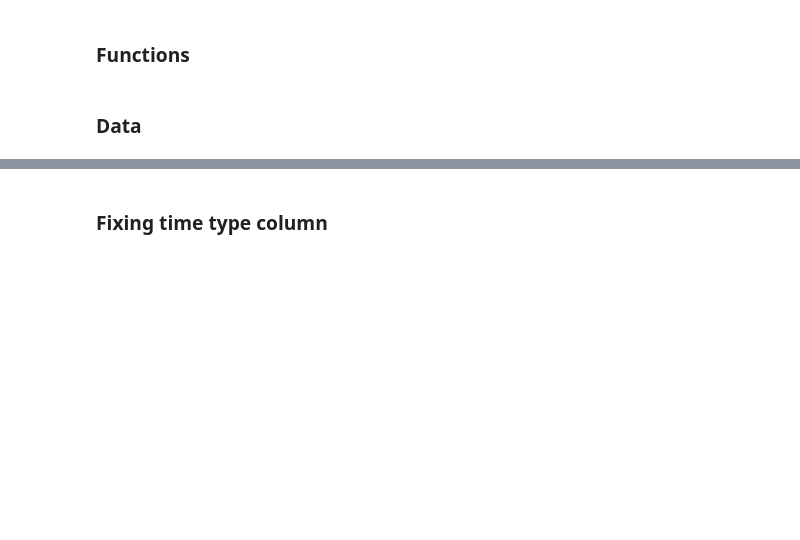
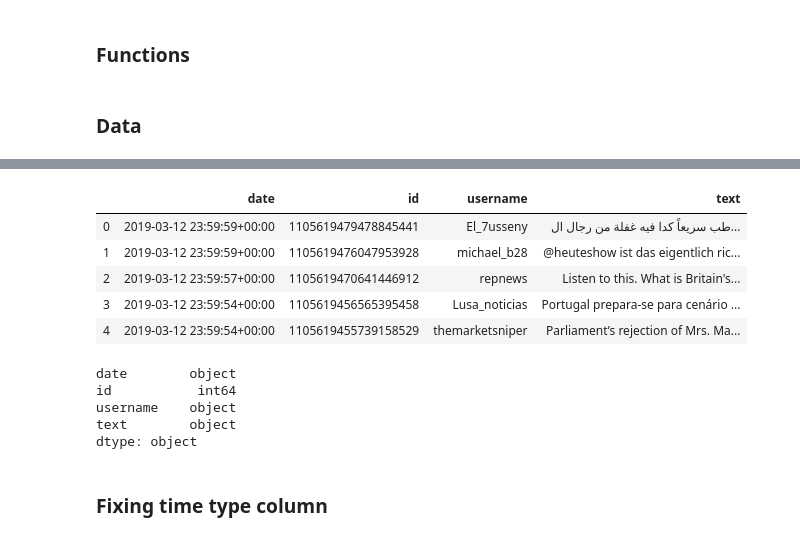
Before and after one commit to ta-data-lis/final-project, a Jupyter notebook: your-project/eda.ipynb, the cells around one changed output, grey strips where cells are left out. Saved outputs shown, nothing was run; the diff lists cells and outputs as text; code cells hidden in the pictures; blank space fills up the shorter version.

```diff
--- a/your-project/eda.ipynb
+++ b/your-project/eda.ipynb
@@ -97,2 +155,11 @@ df.columns
 # %%
 df = df[['date','id', 'username', 'text']]
+# %%
+df.head()
+# %% [output]
+|  | date | id | username | text |
+| 0 | 2019-03-12 23:59:59+00:00 | 1105619479478845441 | El_7usseny | طب سريعاً كدا فيه غفلة من رجال ال... |
+| 1 | 2019-03-12 23:59:59+00:00 | 1105619476047953928 | michael_b28 | @heuteshow ist das eigentlich ric... |
+| 2 | 2019-03-12 23:59:57+00:00 | 1105619470641446912 | repnews | Listen to this. What is Britain's... |
+| 3 | 2019-03-12 23:59:54+00:00 | 1105619456565395458 | Lusa_noticias | Portugal prepara-se para cenário ... |
+| 4 | 2019-03-12 23:59:54+00:00 | 1105619455739158529 | themarketsniper | Parliament’s rejection of Mrs. Ma... |
@@ -99,3 +168,11 @@ df = df[['date','id', 'username', 'text']]
+# %%
+df.dtypes
+# %% [output]
+date        object
+id           int64
+username    object
+text        object
+dtype: object
 # %% [markdown]
 ### Fixing time type column
 # %%
```
Also changed, not shown: parts of 40 cells of this notebook, 18 other files.
